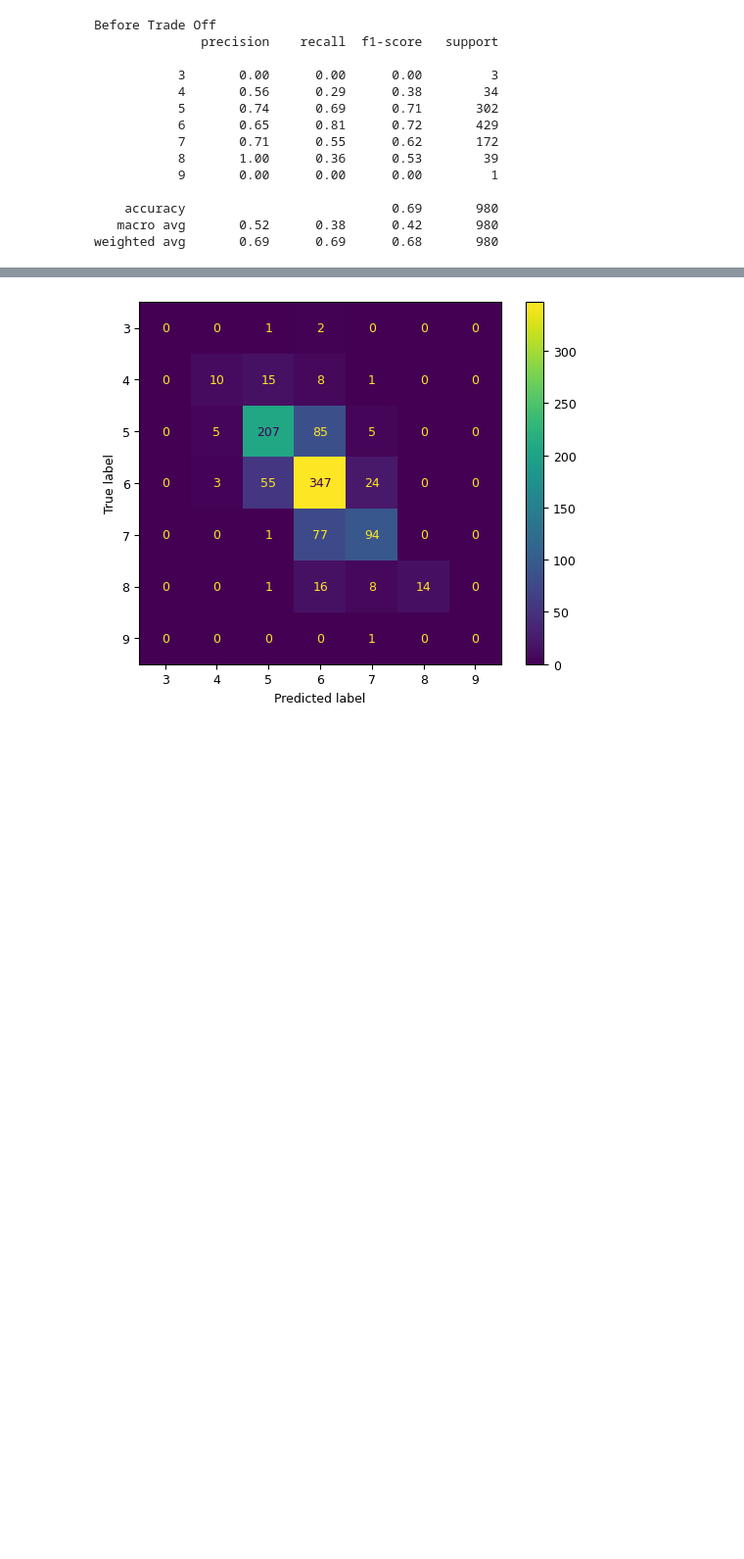
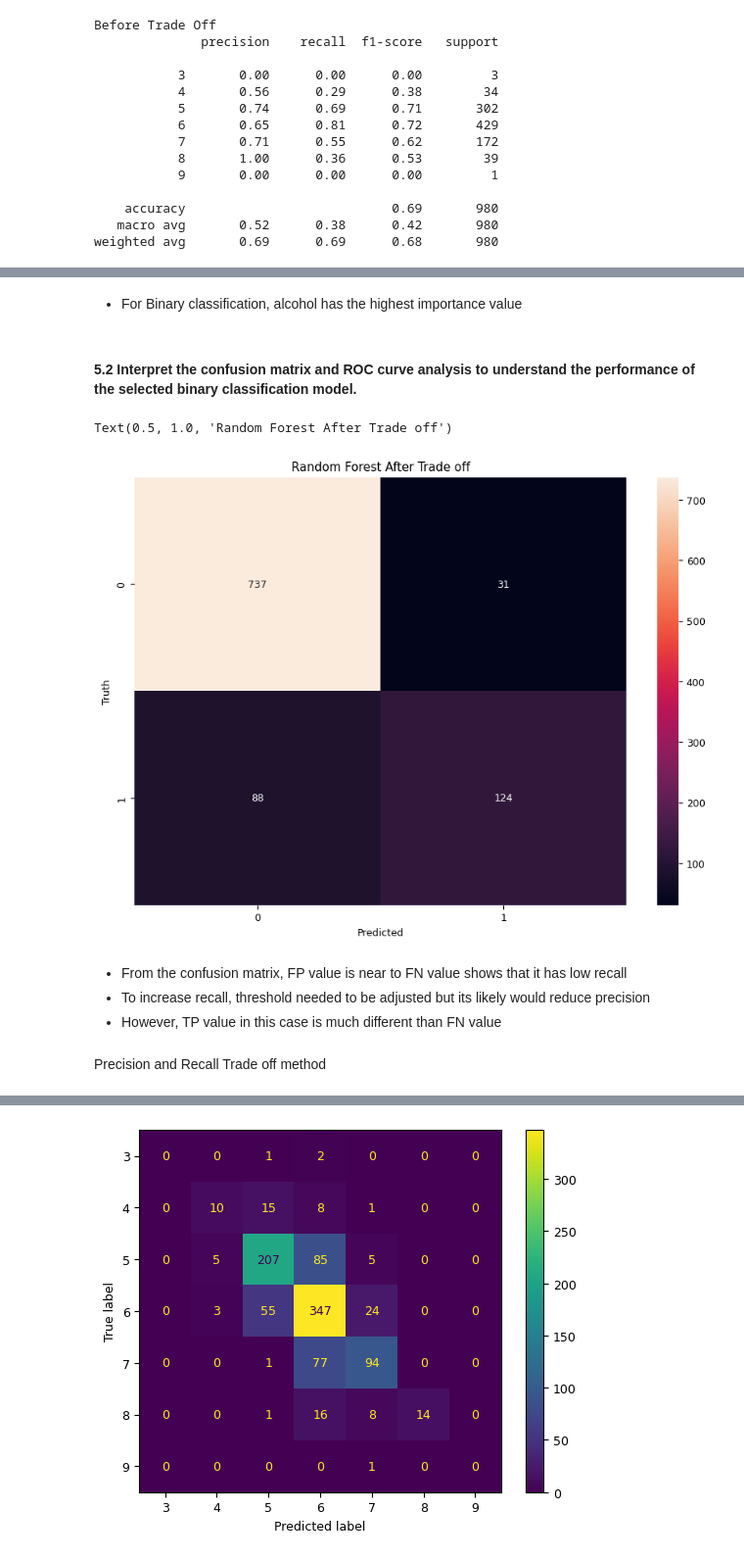
Before and after one commit to danialzv2/Wine-Quality-Prediction, a Jupyter notebook: Wine Quality Classification.ipynb, the cells around one changed output, grey strips where cells are left out. Shown at 98% size. Cells and saved outputs as stored; diff of their text form; code cells hidden in the pictures; blank space fills up the shorter version.

```diff
--- a/Wine Quality Classification.ipynb
+++ b/Wine Quality Classification.ipynb
@@ -718,0 +626,21 @@ weighted avg       0.69      0.69      0.68       980
+# %% [markdown]
+- For Binary classification, alcohol has the highest importance value
+# %% [markdown]
+#### 5.2 Interpret the confusion matrix and ROC curve analysis to understand the performance of the selected binary classification model.
+# %%
+cm_forest = confusion_matrix(y_test_high_quality, y_test_pred_forest)
+
+plt.figure(figsize=(10,7))
+sns.heatmap(cm_forest, annot=True, fmt='d')
+plt.xlabel('Predicted')
+plt.ylabel('Truth')
+plt.title('Random Forest After Trade off')
+# %% [output]
+Text(0.5, 1.0, 'Random Forest After Trade off')
+[figure, added]
+# %% [markdown]
+- From the confusion matrix, FP value is near to FN value shows that it has low recall
+- To increase recall, threshold needed to be adjusted but its likely would reduce precision
+- However, TP value in this case is much different than FN value
+# %% [markdown]
+Precision and Recall Trade off method
```
Also changed, not shown: parts of 90 cells of this notebook.
